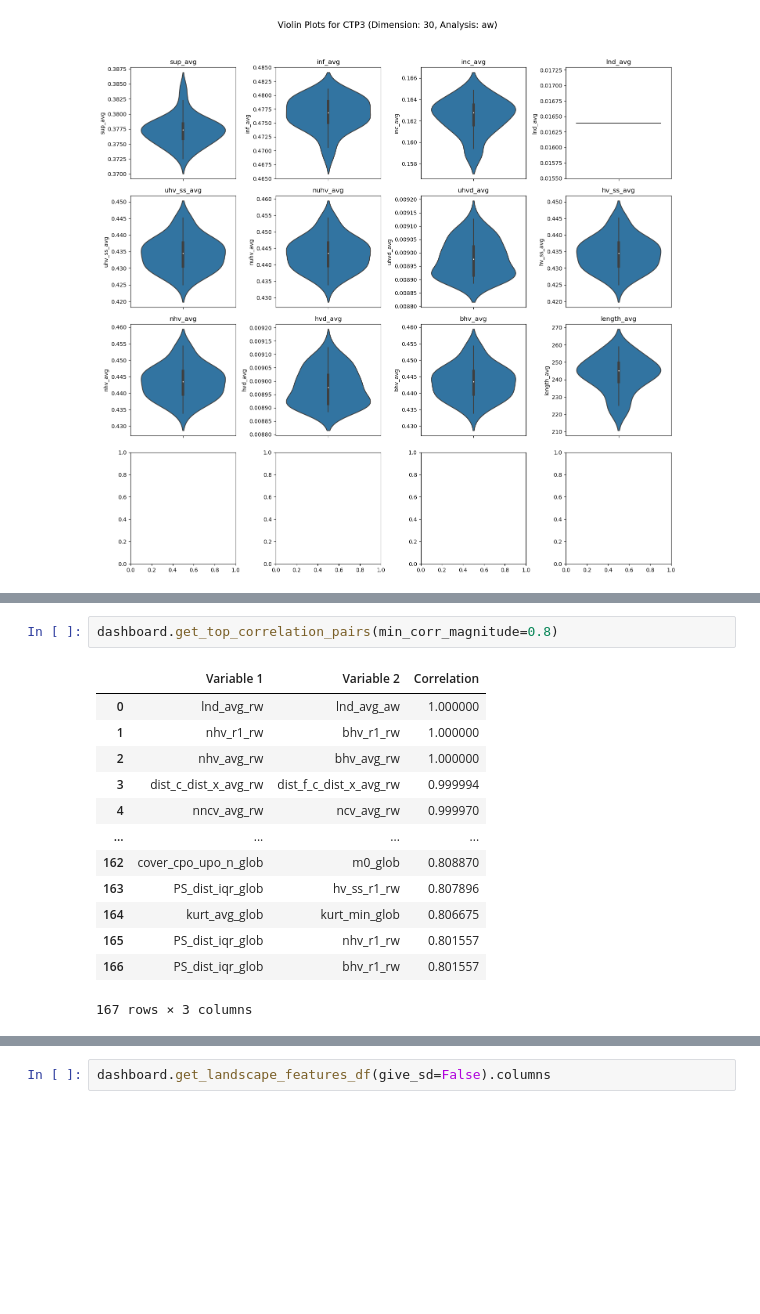
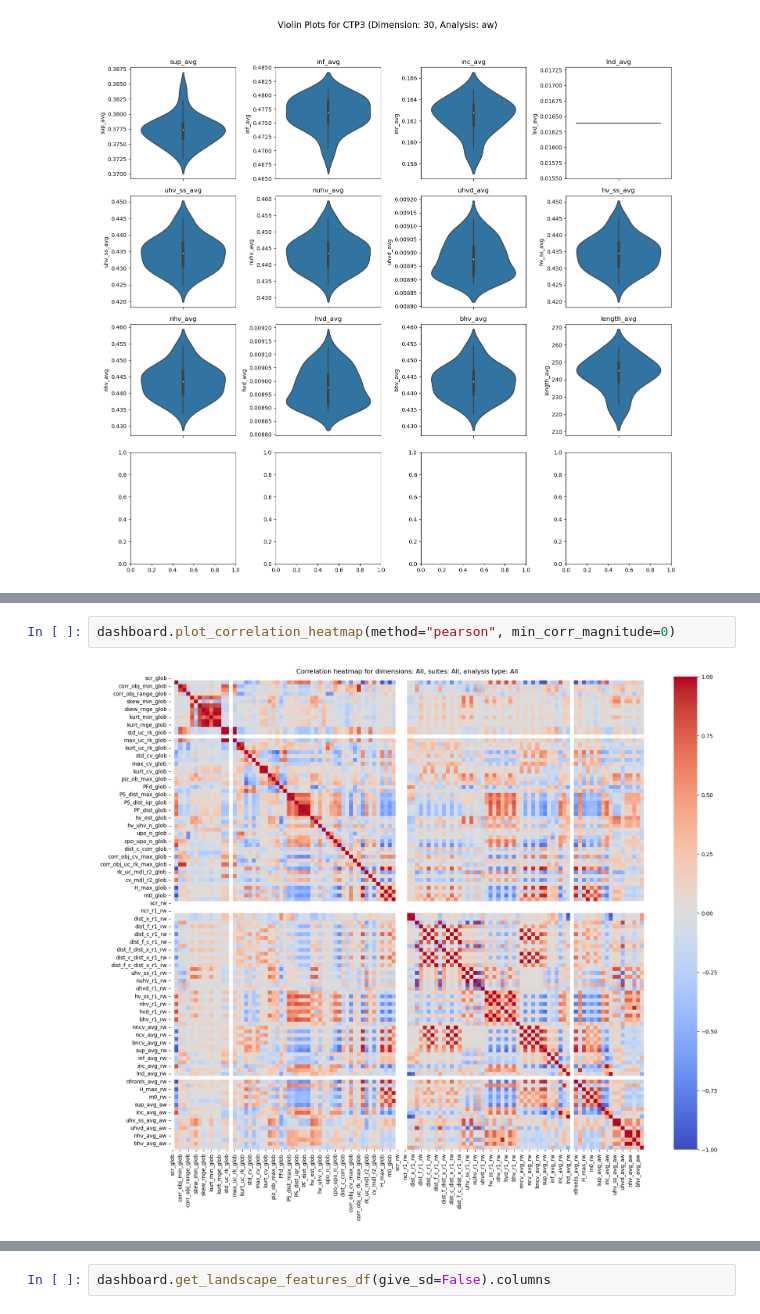
Before and after one commit to richardlovesspaceengineering/rrut_thesis_code, a Jupyter notebook: ISA-CMOP_Python/thesis_notebook.ipynb, the cells around one changed output, grey strips where cells are left out. Cells and saved outputs as stored; diff of their text form; blank space fills up the shorter version.

Commit message:
Fixed labels for correlation heatmap.

```diff
--- a/ISA-CMOP_Python/thesis_notebook.ipynb
+++ b/ISA-CMOP_Python/thesis_notebook.ipynb
@@ -395,16 +420,4 @@ dashboard.plot_problem_features("CTP3", 30, "aw")
 # %%
-dashboard.get_top_correlation_pairs(min_corr_magnitude=0.8)
+dashboard.plot_correlation_heatmap(method="pearson", min_corr_magnitude=0)
 # %% [output]
-|  | Variable 1 | Variable 2 | Correlation |
-| 0 | lnd_avg_rw | lnd_avg_aw | 1.000000 |
-| 1 | nhv_r1_rw | bhv_r1_rw | 1.000000 |
-| 2 | nhv_avg_rw | bhv_avg_rw | 1.000000 |
-| 3 | dist_c_dist_x_avg_rw | dist_f_c_dist_x_avg_rw | 0.999994 |
-| 4 | nncv_avg_rw | ncv_avg_rw | 0.999970 |
-| ... | ... | ... | ... |
-| 162 | cover_cpo_upo_n_glob | m0_glob | 0.808870 |
-| 163 | PS_dist_iqr_glob | hv_ss_r1_rw | 0.807896 |
-| 164 | kurt_avg_glob | kurt_min_glob | 0.806675 |
-| 165 | PS_dist_iqr_glob | nhv_r1_rw | 0.801557 |
-| 166 | PS_dist_iqr_glob | bhv_r1_rw | 0.801557 |
-167 rows × 3 columns
+[figure, added]
```
Also changed, not shown: parts of 8 cells of this notebook, 1 other file.
